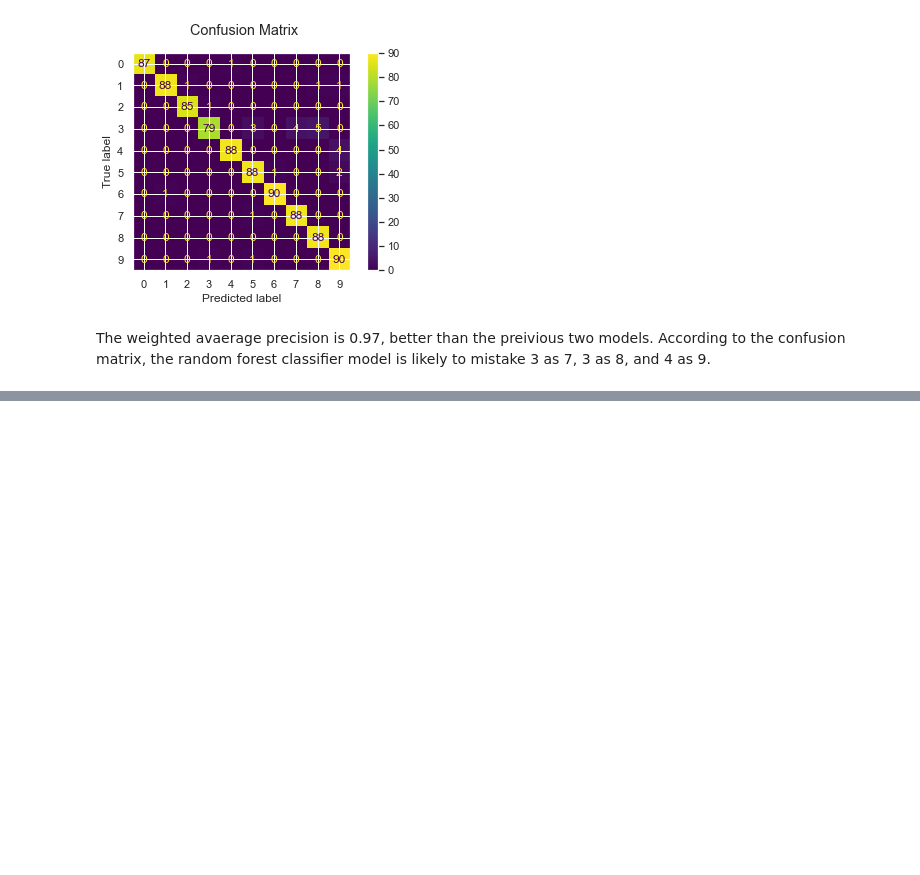
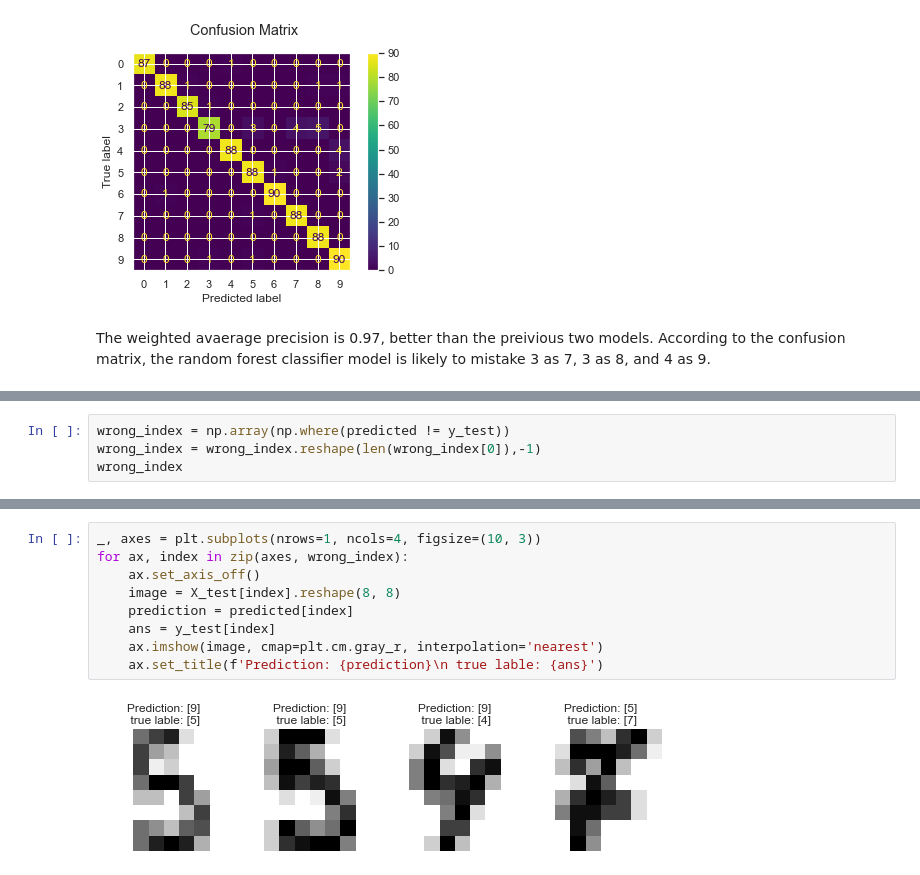
Before and after one commit to b01703020/Python_projects, a Jupyter notebook: Recognizing_hand-written_digits.ipynb, the cells around one changed output, grey strips where cells are left out. Cells and saved outputs as stored; diff of their text form; blank space fills up the shorter version.

```diff
--- a/Recognizing_hand-written_digits.ipynb
+++ b/Recognizing_hand-written_digits.ipynb
@@ -274,0 +275,4 @@ Question: can we combine the models to perform better ?
+# %%
+wrong_index = np.array(np.where(predicted != y_test))
+wrong_index = wrong_index.reshape(len(wrong_index[0]),-1)
+wrong_index
@@ -274,0 +297,11 @@ Question: can we combine the models to perform better ?
+# %%
+_, axes = plt.subplots(nrows=1, ncols=4, figsize=(10, 3))
+for ax, index in zip(axes, wrong_index):
+    ax.set_axis_off()
+    image = X_test[index].reshape(8, 8)
+    prediction = predicted[index]
+    ans = y_test[index]
+    ax.imshow(image, cmap=plt.cm.gray_r, interpolation='nearest')
+    ax.set_title(f'Prediction: {prediction}\n true lable: {ans}')
+# %% [output]
+[figure, added]
```
Also changed, not shown: parts of 5 cells of this notebook.
